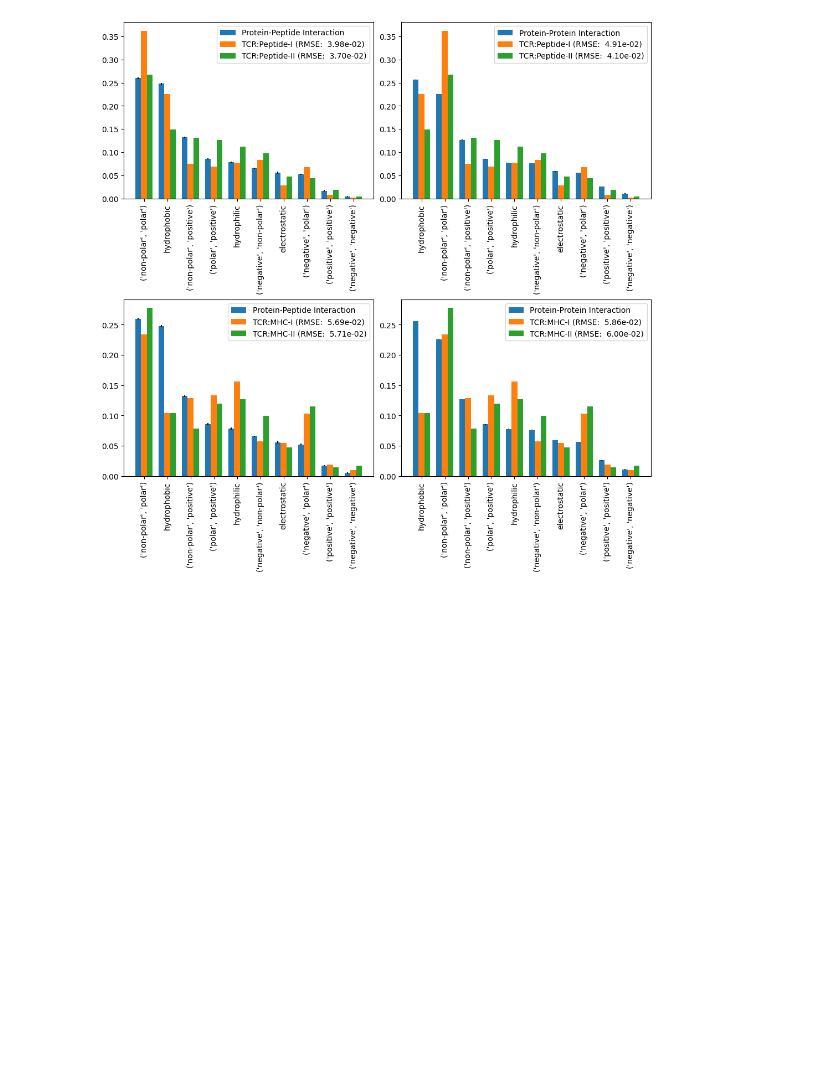
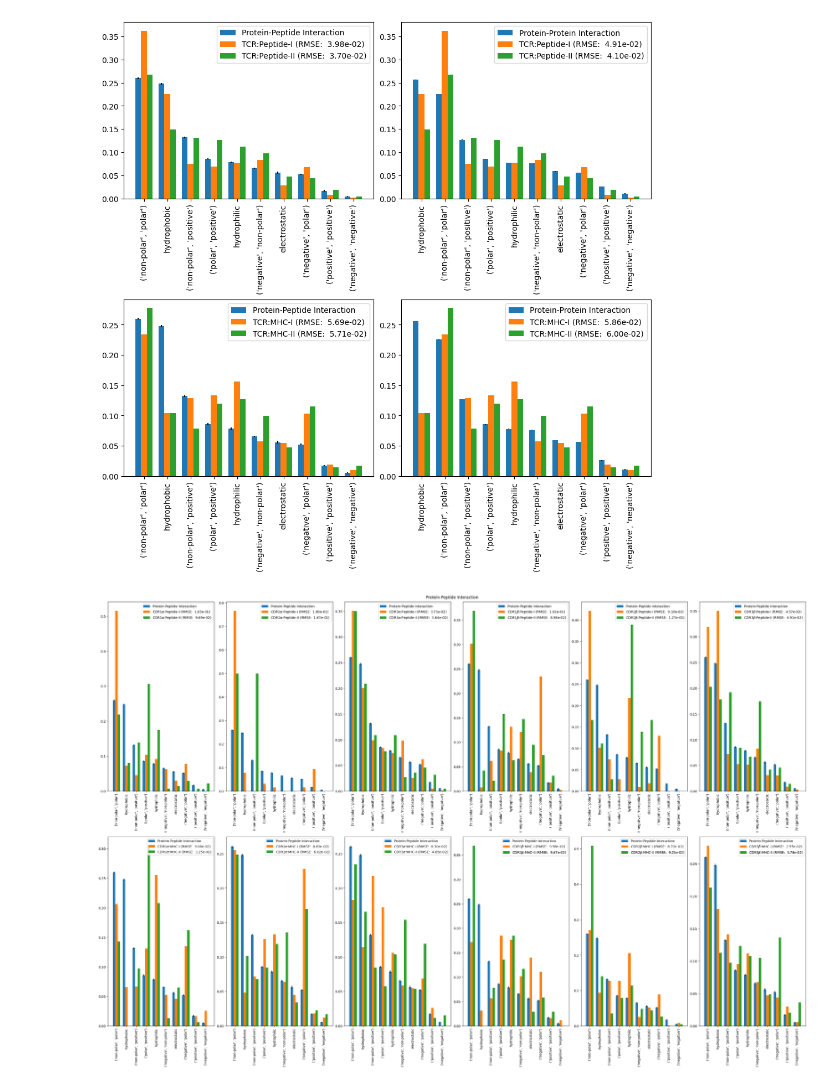
Before and after one commit to benjiemc/tcr-antigen-prediction, a Jupyter notebook: notebooks/compare_contacting_residue_identities.ipynb, the cells around one changed output. Cells and saved outputs as stored; diff of their text form; code cells hidden in the pictures; blank space fills up the shorter version.

```diff
--- a/notebooks/compare_contacting_residue_identities.ipynb
+++ b/notebooks/compare_contacting_residue_identities.ipynb
@@ -443,7 +568,7 @@ for i, mhc_component in enumerate(('peptide', 'mhc')):
                 np.sum(
                     np.square(
                         selected_ppi['proportion_mean_interaction_type_norm'][interaction_type]
-                        - selected_tcr_mhc['proportion_norm']
+                        - selected_tcr_mhc['proportion_mhc_type_mhc_component_norm']
                     )
                 )
                 / len(selected_ppi['proportion_mean_interaction_type_norm'][interaction_type])
@@ -456,7 +581,7 @@ for i, mhc_component in enumerate(('peptide', 'mhc')):
 
             axes[i, j].bar(
                 x + multiplier * width,
-                selected_tcr_mhc['proportion_norm'],
+                selected_tcr_mhc['proportion_mhc_type_mhc_component_norm'],
                 width=width,
                 label=label,
             )
@@ -467,3 +592,84 @@ for i, mhc_component in enumerate(('peptide', 'mhc')):
 plt.show()
 # %% [output]
 [figure]
+# %%
+for interaction_type in ('protein_peptide_interaction', 'protein_protein_interaction'):
+    fig, axes = plt.subplots(nrows=2, ncols=6, layout='constrained', figsize=(30, 20))
+
+    for i, mhc_component in enumerate(('peptide', 'mhc')):
+        for j, cdr_type in enumerate(
+            [f'CDR{number}{chain_type}' for chain_type in ('alpha', 'beta') for number in (1, 2, 3)]
+        ):
+            selected_ppi = ppi_contacting_residues_agg_table.sort_values(
+                ('proportion_mean_interaction_type_norm', interaction_type), ascending=False
+            )
+
+            x = np.arange(len(selected_ppi.index))
+            width = 0.25
+
+            axes[i, j].bar(
+                x,
+                selected_ppi['proportion_mean_interaction_type_norm'][interaction_type],
+                width=width,
+                label=interaction_type.replace('_', ' ').title().replace(' ', '-', 1),
+            )
+
+            axes[i, j].errorbar(
+                x,
+                selected_ppi['proportion_mean_interaction_type_norm'][interaction_type],
+                yerr=1.96 * selected_ppi['proportion_se_interaction_type_norm'][interaction_type],
+                ls='none',
+                color='black',
+            )
+
+            for multiplier, mhc_type in enumerate(('MH1', 'MH2'), 1):
+                selected_tcr_mhc = tcr_pmhc_contacting_residues_cdr_type_agg[
+                    (tcr_pmhc_contacting_residues_cdr_type_agg['mhc_type'] == mhc_type)
+                    & (tcr_pmhc_contacting_residues_cdr_type_agg['mhc_component'] == mhc_component)
+                    & (tcr_pmhc_contacting_residues_cdr_type_agg['cdr_type'] == cdr_type)
+                ].copy()
+
+                selected_tcr_mhc = selected_tcr_mhc.set_index('interaction_classification')
+                selected_tcr_mhc = selected_tcr_mhc.reindex(selected_ppi.index.tolist())
+                selected_tcr_mhc.index = pd.CategoricalIndex(
+                    selected_tcr_mhc.index,
+                    categories=selected_ppi.index.tolist(),
+                    ordered=True,
+                )
+                selected_tcr_mhc = selected_tcr_mhc.sort_index()
+
+                selected_tcr_mhc['proportion_mhc_type_mhc_component_cdr_type_norm'] = selected_tcr_mhc[
+                    'proportion_mhc_type_mhc_component_cdr_type_norm'
+                ].fillna(0.0)
+
+                rmse = np.sqrt(
+                    np.sum(
+                        np.square(
+                            selected_ppi['proportion_mean_interaction_type_norm'][interaction_type]
+                            - selected_tcr_mhc['proportion_mhc_type_mhc_component_cdr_type_norm']
+                        )
+                    )
+                    / len(selected_ppi['proportion_mean_interaction_type_norm'][interaction_type])
+                )
+
+                cdr_type_formatted = cdr_type.replace('alpha', '$\\alpha$').replace('beta', '$\\beta$')
+                label = (
+                    f"{cdr_type_formatted}:{'Peptide' if mhc_component == 'peptide' else 'MHC'}"
+                    f"-{'I' if mhc_type == 'MH1' else 'II'}"
+                    f" (RMSE: {rmse: .2e})"
+                )
+
+                axes[i, j].bar(
+                    x + multiplier * width,
+                    selected_tcr_mhc['proportion_mhc_type_mhc_component_cdr_type_norm'],
+                    width=width,
+                    label=label,
+                )
+
+            axes[i, j].set_xticks(x + width, selected_ppi.index, rotation=90)
+            axes[i, j].legend()
+
+    fig.suptitle(interaction_type.replace('_', ' ').title().replace(' ', '-', 1))
+    plt.show()
+# %% [output]
+[figure, added]
```
Also changed, not shown: parts of 16 cells of this notebook, 1 other file.
